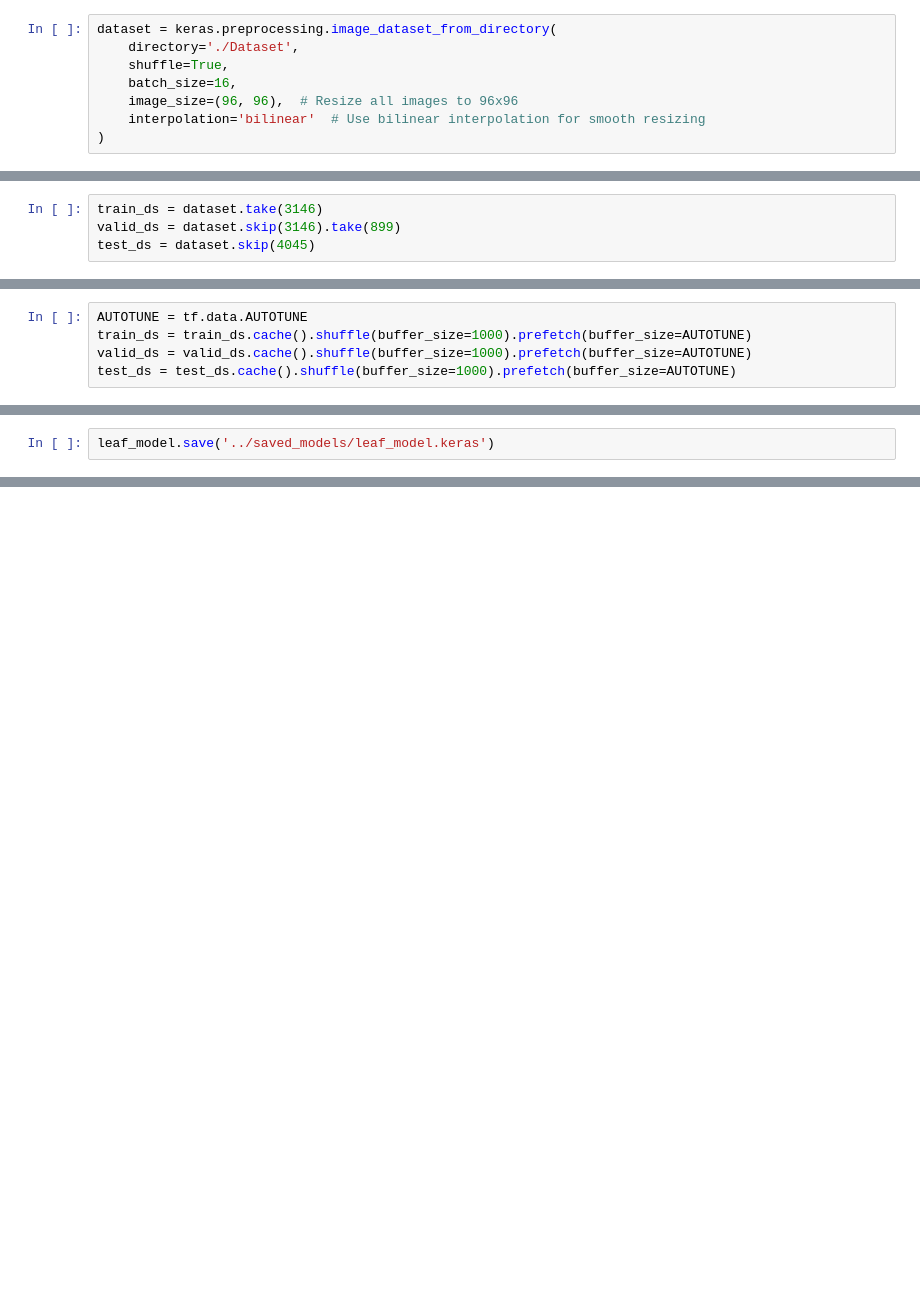
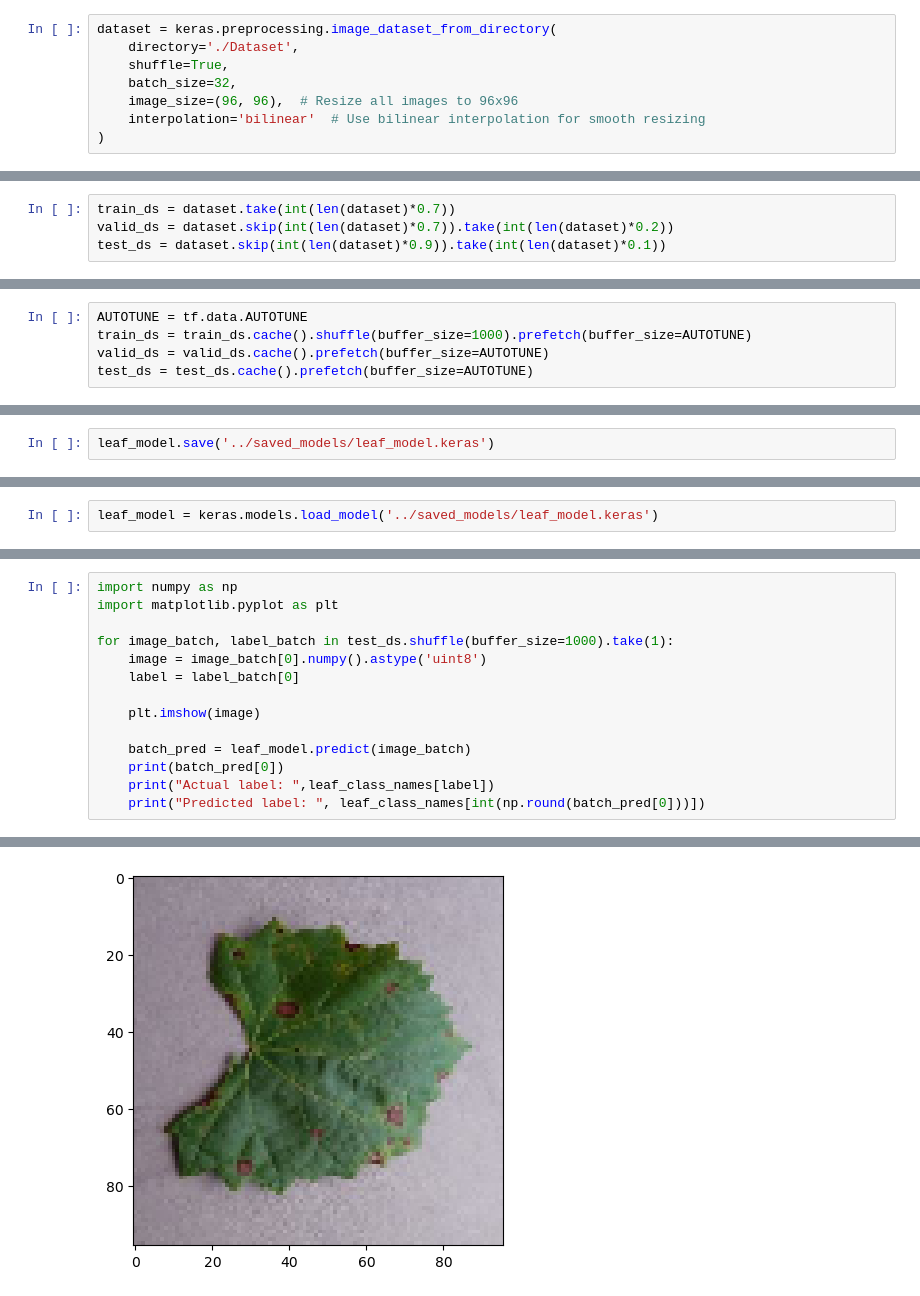
Before and after one commit to Gladiator150904/KrishE, a Jupyter notebook: KrishE/DL/Leaf Detection.ipynb, the cells around one changed output, grey strips where cells are left out. Drawn from its saved outputs; the diff is of its cells as text; blank space fills up the shorter version.

Commit message:
Working ML model

```diff
--- a/KrishE/DL/Leaf Detection.ipynb
+++ b/KrishE/DL/Leaf Detection.ipynb
@@ -51,7 +53,7 @@ conv_base.trainable = False
 dataset = keras.preprocessing.image_dataset_from_directory(
     directory='./Dataset',
     shuffle=True,
-    batch_size=16,
+    batch_size=32,
     image_size=(96, 96),  # Resize all images to 96x96
     interpolation='bilinear'  # Use bilinear interpolation for smooth resizing
 )
@@ -70,4 +72,4 @@ dataset.cardinality().numpy()
 # %%
-train_ds = dataset.take(3146)
-valid_ds = dataset.skip(3146).take(899)
-test_ds = dataset.skip(4045)
+train_ds = dataset.take(int(len(dataset)*0.7))
+valid_ds = dataset.skip(int(len(dataset)*0.7)).take(int(len(dataset)*0.2))
+test_ds = dataset.skip(int(len(dataset)*0.9)).take(int(len(dataset)*0.1))
@@ -82,8 +92,8 @@ tf.Tensor(450, shape=(), dtype=int64)
 # %%
 AUTOTUNE = tf.data.AUTOTUNE
 train_ds = train_ds.cache().shuffle(buffer_size=1000).prefetch(buffer_size=AUTOTUNE)
-valid_ds = valid_ds.cache().shuffle(buffer_size=1000).prefetch(buffer_size=AUTOTUNE)
-test_ds = test_ds.cache().shuffle(buffer_size=1000).prefetch(buffer_size=AUTOTUNE)
+valid_ds = valid_ds.cache().prefetch(buffer_size=AUTOTUNE)
+test_ds = test_ds.cache().prefetch(buffer_size=AUTOTUNE)
 # %%
 leaf_model.compile(
     optimizer = 'adam',
@@ -138,0 +159,2 @@ leaf_model.save('../saved_models/leaf_model.keras')
+# %%
+leaf_model = keras.models.load_model('../saved_models/leaf_model.keras')
@@ -138,0 +163,15 @@ leaf_model.save('../saved_models/leaf_model.keras')
+# %%
+import numpy as np
+import matplotlib.pyplot as plt
+
+for image_batch, label_batch in test_ds.shuffle(buffer_size=1000).take(1):
+    image = image_batch[0].numpy().astype('uint8')
+    label = label_batch[0]
+
+    plt.imshow(image)
+
+    batch_pred = leaf_model.predict(image_batch)
+    print(batch_pred[0])
+    print("Actual label: ",leaf_class_names[label])
+    print("Predicted label: ", leaf_class_names[int(np.round(batch_pred[0]))])
+# %% [output]
@@ -138,0 +182 @@ leaf_model.save('../saved_models/leaf_model.keras')
+[figure, added]
```
Also changed, not shown: parts of 15 cells of this notebook, 39 other files.
